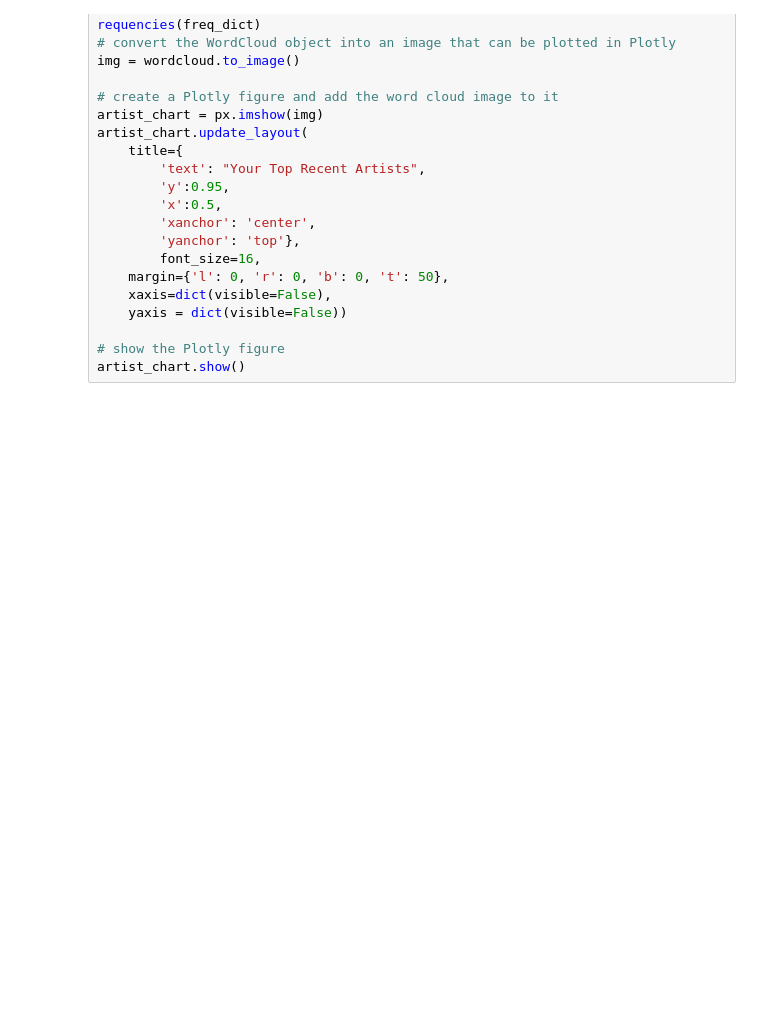
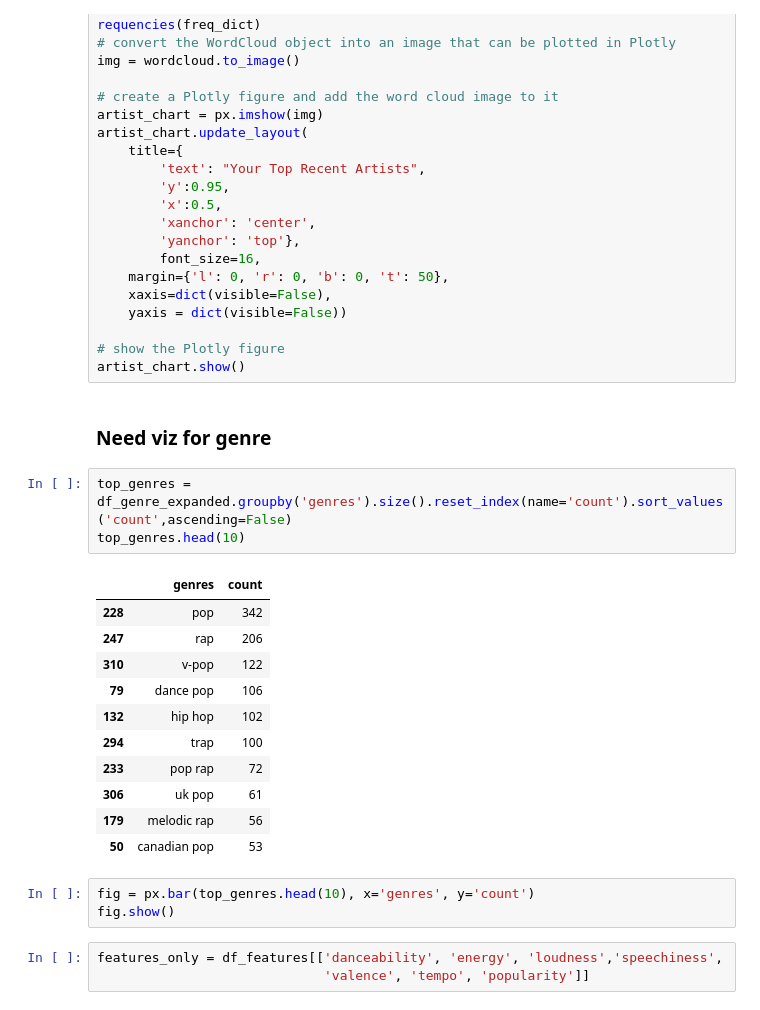
Before and after one commit to lphan1812/spotify-project, a Jupyter notebook: Spotify_project.ipynb, the cells around one changed output. Cells and saved outputs as stored; diff of their text form; blank space fills up the shorter version.

```diff
--- a/Spotify_project.ipynb
+++ b/Spotify_project.ipynb
@@ -489,3 +466,26 @@ artist_chart.update_layout(
 
 # show the Plotly figure
 artist_chart.show()
+# %% [markdown]
+### Need viz for genre
+# %%
+top_genres = df_genre_expanded.groupby('genres').size().reset_index(name='count').sort_values('count',ascending=False)
+top_genres.head(10)
+# %% [output]
+|  | genres | count |
+| 228 | pop | 342 |
+| 247 | rap | 206 |
+| 310 | v-pop | 122 |
+| 79 | dance pop | 106 |
+| 132 | hip hop | 102 |
+| 294 | trap | 100 |
+| 233 | pop rap | 72 |
+| 306 | uk pop | 61 |
+| 179 | melodic rap | 56 |
+| 50 | canadian pop | 53 |
+# %%
+fig = px.bar(top_genres.head(10), x='genres', y='count')
+fig.show()
+# %%
+features_only = df_features[['danceability', 'energy', 'loudness','speechiness',
+                             'valence', 'tempo', 'popularity']]
```
Also changed, not shown: parts of 14 cells of this notebook.
